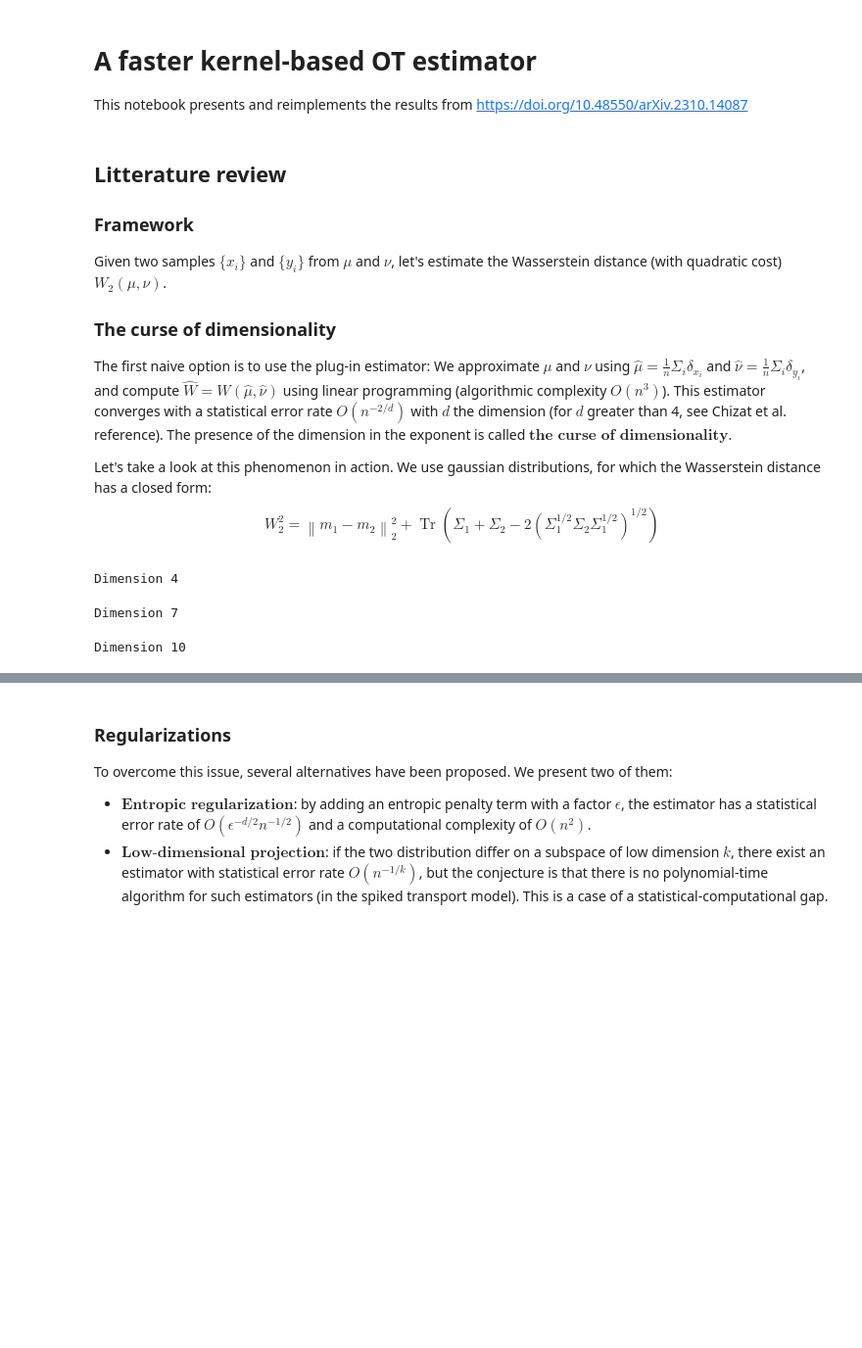
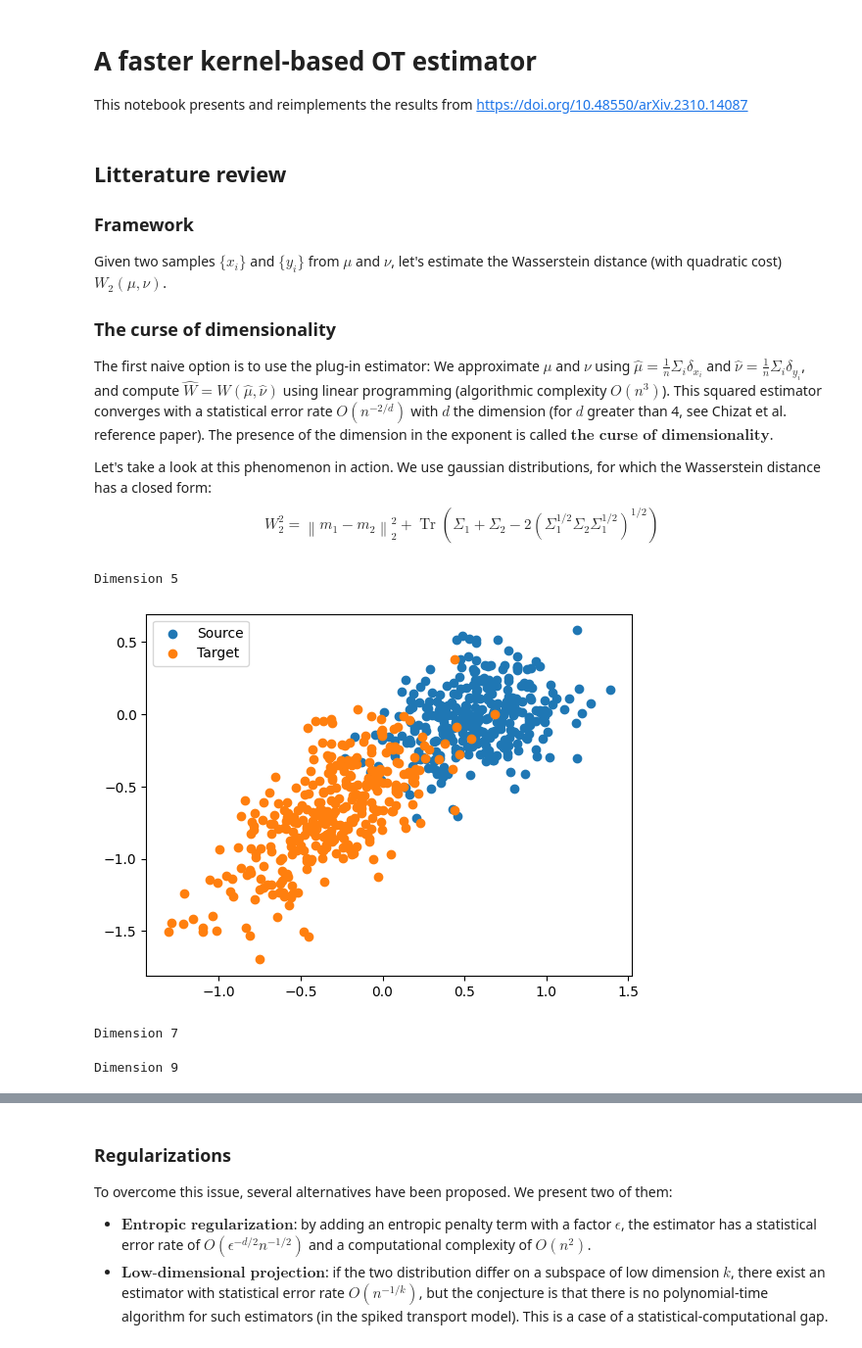
Before and after one commit to poloincognito/ot_ssn, a Jupyter notebook: final_notebook.ipynb, the cells around one changed output, grey strips where cells are left out. Shown at 98% size. Cells and saved outputs as stored; diff of their text form; code cells hidden in the pictures; blank space fills up the shorter version.

```diff
--- a/final_notebook.ipynb
+++ b/final_notebook.ipynb
@@ -26,7 +26,7 @@ Given two samples $\{x_i\}$ and $\{y_i\}$ from $\mu$ and $\nu$, let's estimate t
 
 The first naive option is to use the plug-in estimator:
 We approximate $\mu$ and $\nu$ using $\hat{\mu} = \frac{1}{n} \Sigma_i \delta_{x_i}$ and $\hat{\nu} = \frac{1}{n} \Sigma_i \delta_{y_i}$, and compute $\hat{W} = W(\hat{\mu},\hat{\nu})$ using linear programming (algorithmic complexity $O(n^3)$).
-This estimator converges with a statistical error rate $O(n^{-2/d})$ with $d$ the dimension (for $d$ greater than 4, see Chizat et al. reference). The presence of the dimension in the exponent is called $\textbf{the curse of dimensionality}$.
+This squared estimator converges with a statistical error rate $O(n^{-2/d})$ with $d$ the dimension (for $d$ greater than 4, see Chizat et al. reference paper). The presence of the dimension in the exponent is called $\textbf{the curse of dimensionality}$.
 
 Let's take a look at this phenomenon in action. We use gaussian distributions, for which the Wasserstein distance has a closed form:
 $$W_2^2=\left\|m_1-m_2\right\|_2^2+\operatorname{Tr}\left(\Sigma_1+\Sigma_2-2\left(\Sigma_1^{1 / 2} \Sigma_2 \Sigma_1^{1 / 2}\right)^{1 / 2}\right)$$
@@ -67,39 +61,57 @@ def entropic_estimator(X,Y):
     return entopic_estim
 # %%
 # The curse of dimensionality
+dims, n_samples, n_repeat = [5,7,9], [330,1000,3300], 10 # change dims ?
+
+rng = jax.random.PRNGKey(7)
+rng_keys = jax.random.split(rng,len(dims))
+
 errors = []
 
 for dim in dims:
     print(f"Dimension {dim}")
 
     # Generate random gaussians
+    rng_key = rng_keys[dims.index(dim)]
+    rng1, rng2 = jax.random.split(rng_key)
     src = ott.tools.gaussian_mixture.gaussian.Gaussian.from_random(rng1,dim,stdev_mean=0.5)
     tgt = ott.tools.gaussian_mixture.gaussian.Gaussian.from_random(rng2,dim,stdev_mean=0.5)
 
     # Groundtruth
     groundtruth = get_groundtruth_from_gaussian(src,tgt)
 
     # Plug-in estimators
     for n_sample in tqdm(n_samples):
-        rng_keys = jax.random.split(rng,n_repeat)
+        rng2_keys = jax.random.split(rng_key,n_repeat)
 
         # Repeat
-        for n in range(n_repeat):
-            rng_key = rng_keys[n]
-            src_sample,tgt_sample = src.sample(rng_key,n_sample), tgt.sample(rng_key,n_sample)
+        for idx in range(n_repeat):
+            rng2_key = rng2_keys[idx]
+            src_sample,tgt_sample = src.sample(rng2_key,n_sample), tgt.sample(rng2_key,n_sample)
+
+            # Plot
+            if dim == dims[0]:
+                if n_sample == n_samples[0]:
+                    if idx == 0:
+                        plt.scatter(src_sample[:,0],src_sample[:,1],label='Source')
+                        plt.scatter(tgt_sample[:,0],tgt_sample[:,1],label='Target')
+                        plt.legend()
+                        plt.show()
+
             estimate = plugin_estimator(src_sample,tgt_sample)
             error = jnp.abs(estimate-groundtruth)
             errors.append({'dim':dim,'n_sample':n_sample,'error':error})
 
 # Format
 errors = pd.DataFrame(errors)
 errors['error'] = errors['error'].astype(float)
 errors['log_error'] = np.log(errors['error'])
 errors['log_n_sample'] = np.log10(errors['n_sample'])
 # %% [output]
-Dimension 4
+Dimension 5
+[figure, added]
 Dimension 7
-Dimension 10
+Dimension 9
 # %%
 # Plot
 fig, axes = plt.subplots(1, len(dims), figsize=(15, 5))
```
Also changed, not shown: parts of 16 cells of this notebook, 4 other files.
